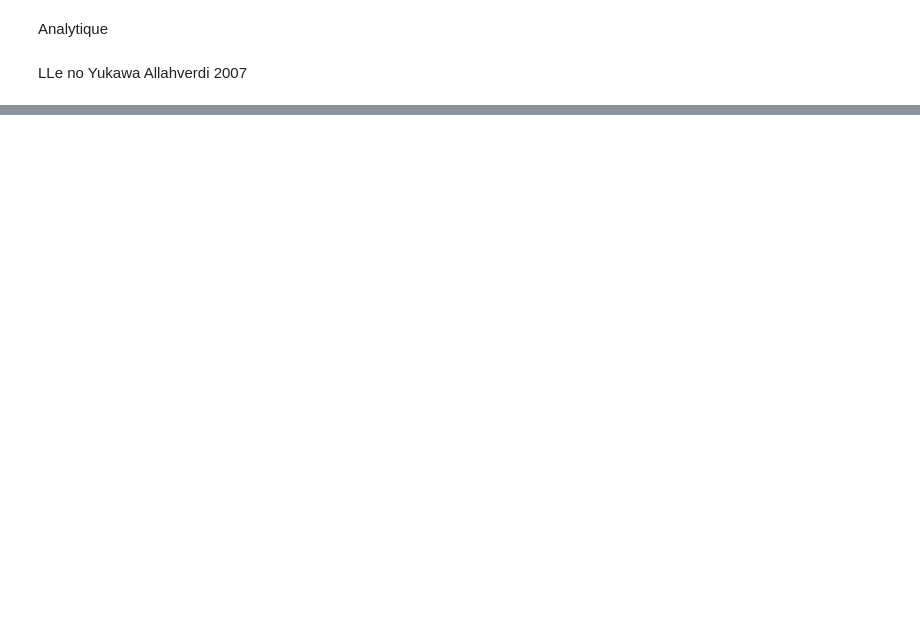
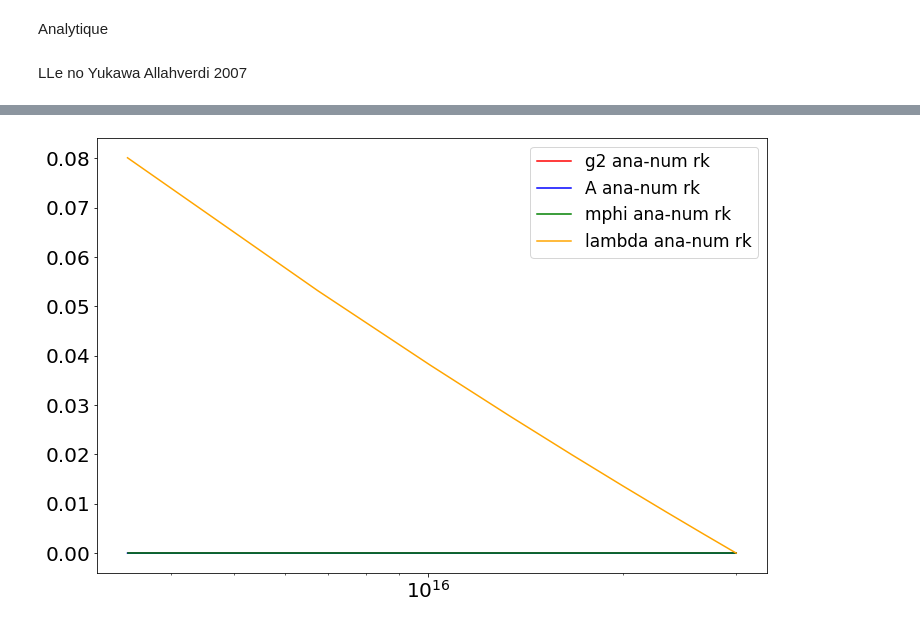
Before and after one commit to gweymann2/MSSM-Inflation, a Jupyter notebook: various RGEs (2).ipynb, the cells around one changed output, grey strips where cells are left out. Saved outputs shown, nothing was run; the diff lists cells and outputs as text; code cells hidden in the pictures; blank space fills up the shorter version.

```diff
--- a/various RGEs (2).ipynb
+++ b/various RGEs (2).ipynb
@@ -189,0 +356,10 @@ define_plot_resolution()
+# %%
+plt.figure()
+plt.semilogx(phi_list[:-1], g2_diffNew2, label='g2 ana-num rk', color='red')
+plt.semilogx(phi_list[:-1], A_diff, label='A ana-num rk', color='blue')
+plt.semilogx(phi_list[:-1], mphi2_diff, label='mphi ana-num rk', color='green')
+plt.semilogx(phi_list[:-1], lambda_diff, label='lambda ana-num rk', color='orange')
+plt.legend(fontsize=17)
+define_plot_resolution()
+# %% [output]
+[figure, added]
```
Also changed, not shown: parts of 6 cells of this notebook.
